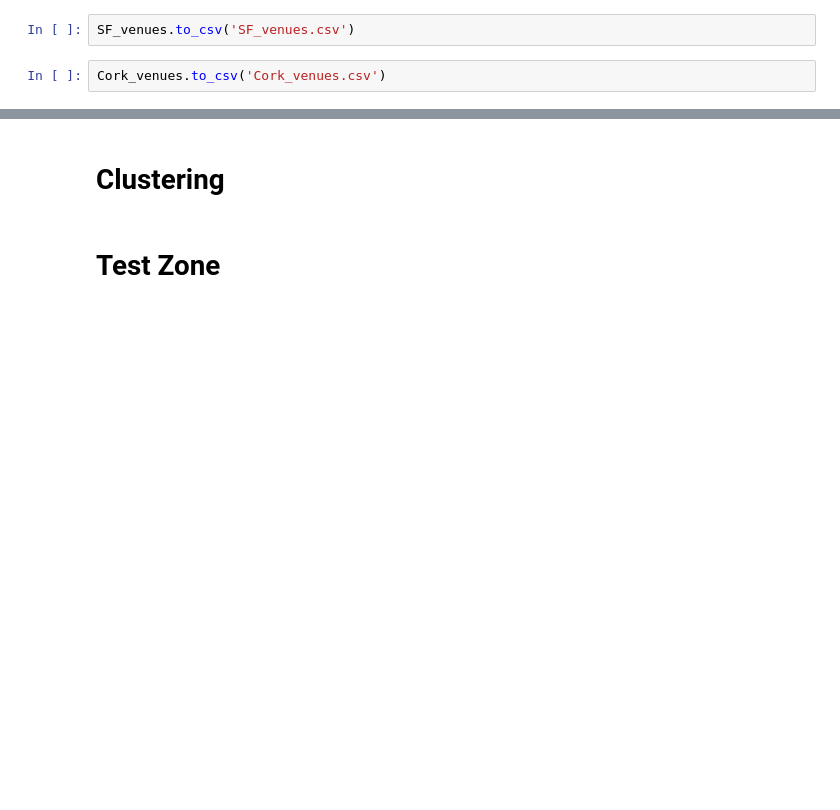
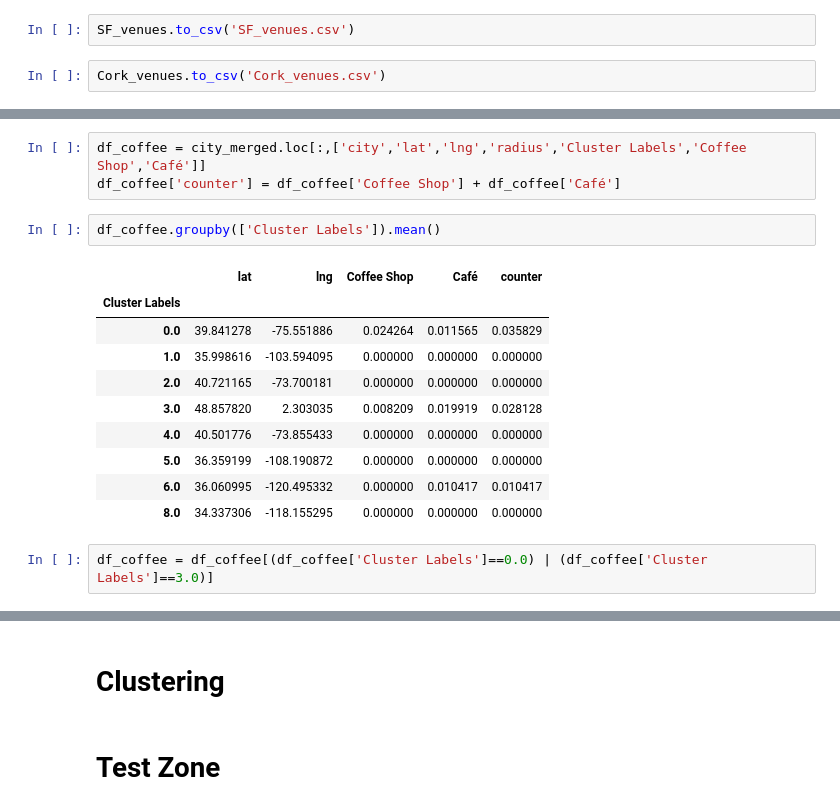
Before and after one commit to nforev/Coursera_Capstone, a Jupyter notebook: Assignment_Capstone_Neighborhoods_Battle.ipynb, the cells around one changed output, grey strips where cells are left out. Cells and saved outputs as stored; diff of their text form; blank space fills up the shorter version.

```diff
--- a/Assignment_Capstone_Neighborhoods_Battle.ipynb
+++ b/Assignment_Capstone_Neighborhoods_Battle.ipynb
@@ -256,0 +360,18 @@ Cork_venues.to_csv('Cork_venues.csv')
+# %%
+df_coffee = city_merged.loc[:,['city','lat','lng','radius','Cluster Labels','Coffee Shop','Café']]
+df_coffee['counter'] = df_coffee['Coffee Shop'] + df_coffee['Café']
+# %%
+df_coffee.groupby(['Cluster Labels']).mean()
+# %% [output]
+|  | lat | lng | Coffee Shop | Café | counter |
+| Cluster Labels |  |  |  |  |  |
+| 0.0 | 39.841278 | -75.551886 | 0.024264 | 0.011565 | 0.035829 |
+| 1.0 | 35.998616 | -103.594095 | 0.000000 | 0.000000 | 0.000000 |
+| 2.0 | 40.721165 | -73.700181 | 0.000000 | 0.000000 | 0.000000 |
+| 3.0 | 48.857820 | 2.303035 | 0.008209 | 0.019919 | 0.028128 |
+| 4.0 | 40.501776 | -73.855433 | 0.000000 | 0.000000 | 0.000000 |
+| 5.0 | 36.359199 | -108.190872 | 0.000000 | 0.000000 | 0.000000 |
+| 6.0 | 36.060995 | -120.495332 | 0.000000 | 0.010417 | 0.010417 |
+| 8.0 | 34.337306 | -118.155295 | 0.000000 | 0.000000 | 0.000000 |
+# %%
+df_coffee = df_coffee[(df_coffee['Cluster Labels']==0.0) | (df_coffee['Cluster Labels']==3.0)]
```
Also changed, not shown: parts of 44 cells of this notebook.
